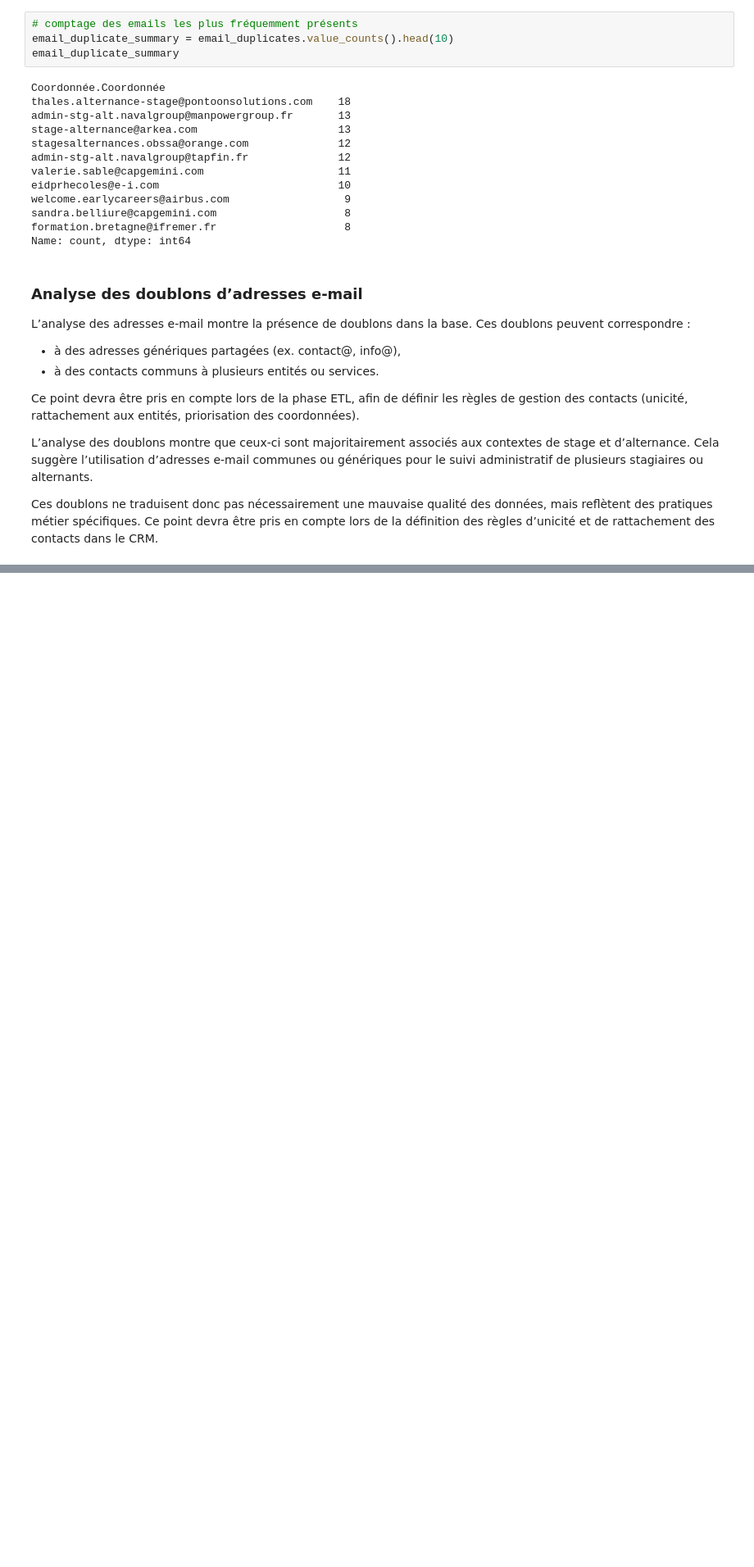
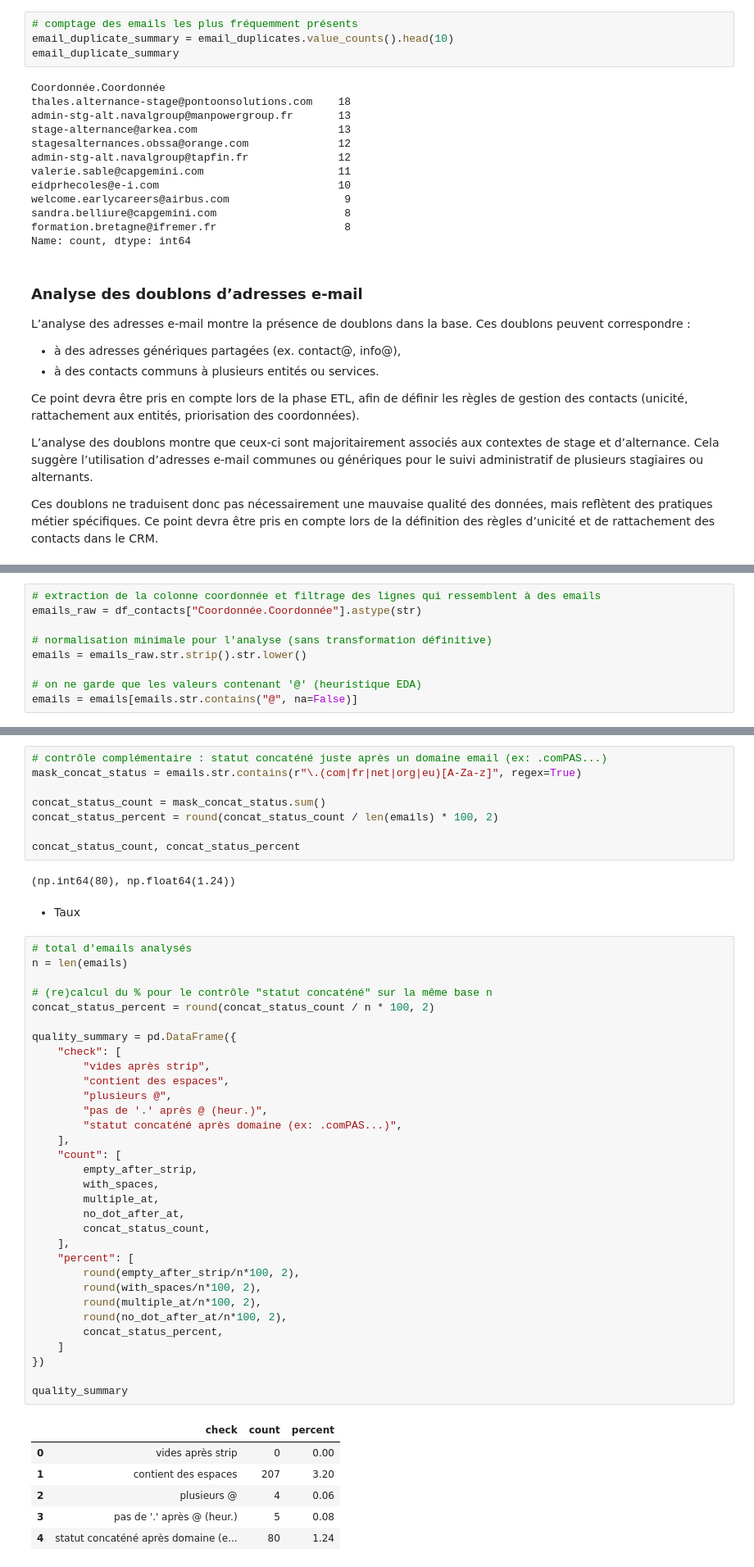
Before and after one commit to lucasHENNEUSE/CRM, a Jupyter notebook: creme_crm/notebooks/01_eda_contacts_2026-01-15.ipynb, the cells around one changed output, grey strips where cells are left out. Shown at 82% size. Drawn from its saved outputs; the diff is of its cells as text; blank space fills up the shorter version.

```diff
--- a/creme_crm/notebooks/01_eda_contacts_2026-01-15.ipynb
+++ b/creme_crm/notebooks/01_eda_contacts_2026-01-15.ipynb
@@ -392,0 +425,9 @@ Objectif : évaluer la qualité des adresses e-mail afin d’anticiper les règl
+# %%
+# extraction de la colonne coordonnée et filtrage des lignes qui ressemblent à des emails
+emails_raw = df_contacts["Coordonnée.Coordonnée"].astype(str)
+
+# normalisation minimale pour l'analyse (sans transformation définitive)
+emails = emails_raw.str.strip().str.lower()
+
+# on ne garde que les valeurs contenant '@' (heuristique EDA)
+emails = emails[emails.str.contains("@", na=False)]
@@ -392,0 +454,51 @@ Objectif : évaluer la qualité des adresses e-mail afin d’anticiper les règl
+# %%
+# contrôle complémentaire : statut concaténé juste après un domaine email (ex: .comPAS...)
+mask_concat_status = emails.str.contains(r"\.(com|fr|net|org|eu)[A-Za-z]", regex=True)
+
+concat_status_count = mask_concat_status.sum()
+concat_status_percent = round(concat_status_count / len(emails) * 100, 2)
+
+concat_status_count, concat_status_percent
+# %% [output]
+(np.int64(80), np.float64(1.24))
+# %% [markdown]
+- Taux
+# %%
+# total d'emails analysés
+n = len(emails)
+
+# (re)calcul du % pour le contrôle "statut concaténé" sur la même base n
+concat_status_percent = round(concat_status_count / n * 100, 2)
+
+quality_summary = pd.DataFrame({
+    "check": [
+        "vides après strip",
+        "contient des espaces",
+        "plusieurs @",
+        "pas de '.' après @ (heur.)",
+        "statut concaténé après domaine (ex: .comPAS...)",
+    ],
+    "count": [
+        empty_after_strip,
+        with_spaces,
+        multiple_at,
+        no_dot_after_at,
+        concat_status_count,
+    ],
+    "percent": [
+        round(empty_after_strip/n*100, 2),
+        round(with_spaces/n*100, 2),
+        round(multiple_at/n*100, 2),
+        round(no_dot_after_at/n*100, 2),
+        concat_status_percent,
+    ]
+})
+
+quality_summary
+# %% [output]
+|  | check | count | percent |
+| 0 | vides après strip | 0 | 0.00 |
+| 1 | contient des espaces | 207 | 3.20 |
+| 2 | plusieurs @ | 4 | 0.06 |
+| 3 | pas de '.' après @ (heur.) | 5 | 0.08 |
+| 4 | statut concaténé après domaine (e... | 80 | 1.24 |
```
Also changed, not shown: parts of 77 cells of this notebook, 4 other files.
